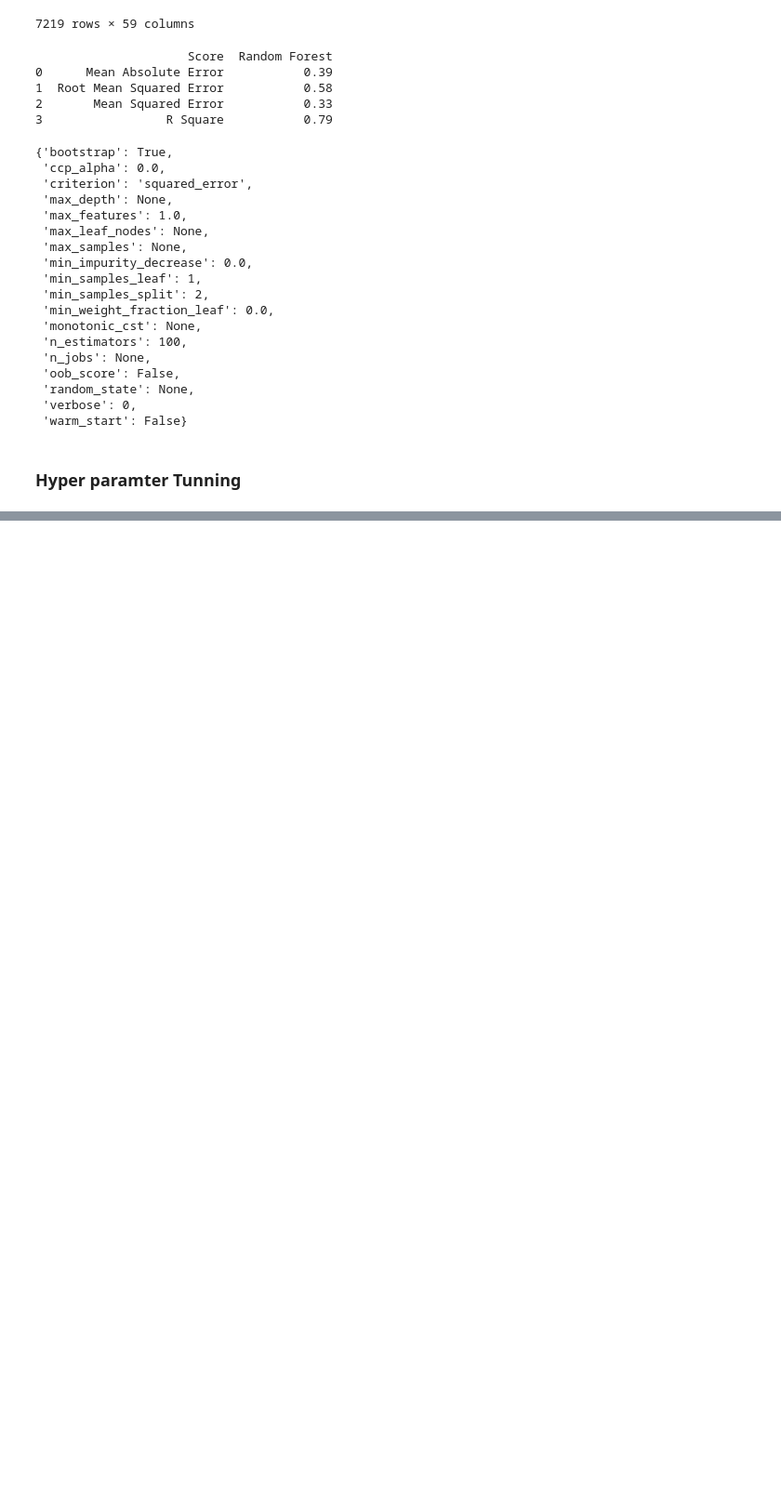
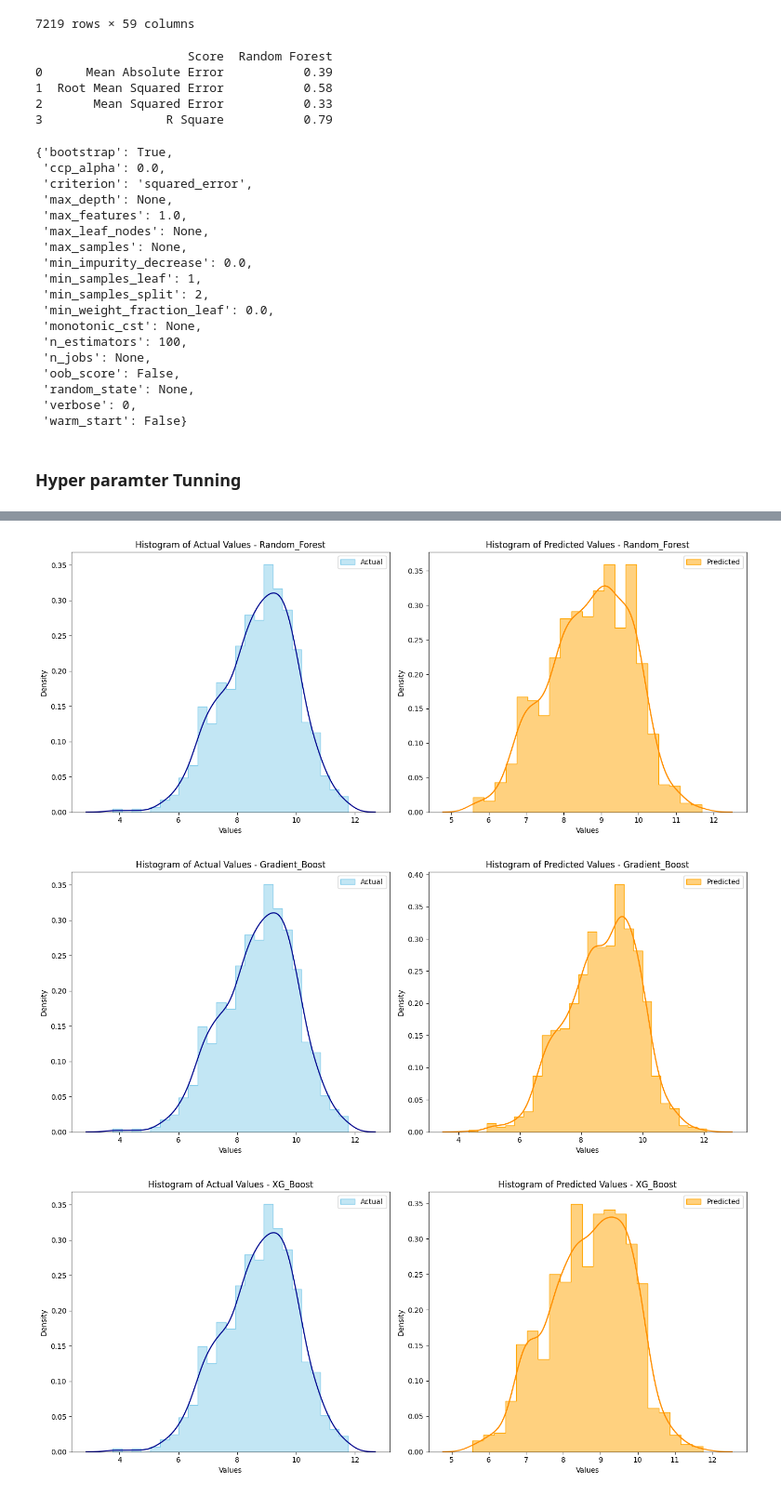
Before and after one commit to Hitesh-Nimbalkar/Shipment_Pricing_MLOPS, a Jupyter notebook: EDA/Model Loop/Model_building.ipynb, the cells around one changed output, grey strips where cells are left out. Shown at 93% size. Drawn from its saved outputs; the diff is of its cells as text; code cells hidden in the pictures; blank space fills up the shorter version.

```diff
--- a/EDA/Model Loop/Model_building.ipynb
+++ b/EDA/Model Loop/Model_building.ipynb
@@ -645,0 +757,37 @@ plot_feature_importance()
+# %%
+def plot_actual_vs_predicted_histogram(result_data, Model):
+    # Create a new DataFrame with 'y_test' and 'y_pred'
+    data_to_plot = pd.DataFrame({'Actual': result_data['y_test'], 'Predicted': result_data['y_pred']})
+
+    # Set up a grid for better layout
+    fig, (ax1, ax2) = plt.subplots(1, 2, figsize=(14, 6))
+
+    # Plot Actual values histogram with KDE
+    sns.histplot(data_to_plot['Actual'], kde=True, element="step", stat="density",
+                 color='skyblue', ax=ax1, label='Actual')
+    sns.kdeplot(data_to_plot['Actual'], color='darkblue', ax=ax1)
+    ax1.set_title(f'Histogram of Actual Values - {Model}')
+    ax1.set_xlabel('Values')
+    ax1.set_ylabel('Density')
+    ax1.legend()
+
+    # Plot Predicted values histogram with KDE
+    sns.histplot(data_to_plot['Predicted'], kde=True, element="step", stat="density",
+                 color='orange', ax=ax2, label='Predicted')
+    sns.kdeplot(data_to_plot['Predicted'], color='darkorange', ax=ax2)
+    ax2.set_title(f'Histogram of Predicted Values - {Model}')
+    ax2.set_xlabel('Values')
+    ax2.set_ylabel('Density')
+    ax2.legend()
+
+    # Adjust layout to prevent overlap
+    plt.tight_layout()
+    plt.show()
+
+plot_actual_vs_predicted_histogram(result_data_rf,Model="Random_Forest")
+plot_actual_vs_predicted_histogram(result_data_gb,Model='Gradient_Boost')
+plot_actual_vs_predicted_histogram(result_data_xgb,Model='XG_Boost')
+# %% [output]
+[figure, added]
+[figure, added]
+[figure, added]
```
Also changed, not shown: parts of 17 cells of this notebook, 1 other file.
